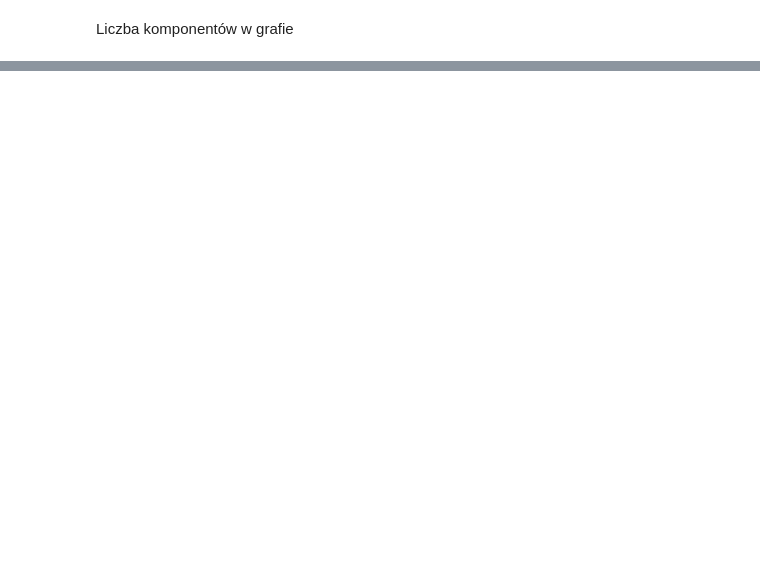
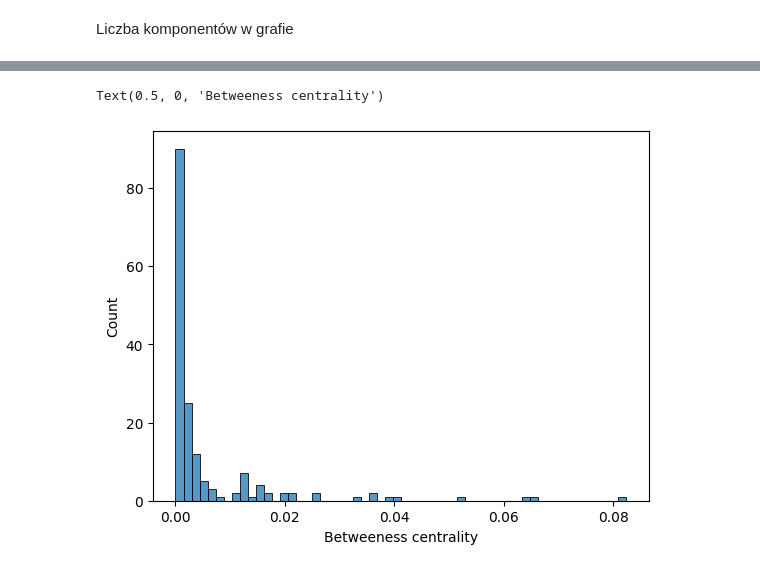
Before and after one commit to Ninj4M4ster/complex_networks, a Jupyter notebook: list2/notebook.ipynb, the cells around one changed output, grey strips where cells are left out. Saved outputs shown, nothing was run; the diff lists cells and outputs as text; code cells hidden in the pictures; blank space fills up the shorter version.

```diff
--- a/list2/notebook.ipynb
+++ b/list2/notebook.ipynb
@@ -39,0 +77,14 @@ nx.draw(er_graph)
+# %%
+file = "radoslaw_email/out.radoslaw_email_email"
+
+data = []
+with open(file, "r") as f:
+    f.readline()
+    f.readline()
+    for line in f:
+        vals = line.strip().split()
+        data.append((int(vals[0]), int(vals[1])))
+
+graph = nx.MultiGraph()
+graph.add_edges_from(data)
+print(graph)
@@ -39,0 +95,3 @@ nx.draw(er_graph)
+# %%
+cleaned_graph = nx.Graph(graph)
+print(cleaned_graph)
@@ -39,0 +120,7 @@ nx.draw(er_graph)
+# %%
+betweeness = nx.betweenness_centrality(cleaned_graph)
+plot = sb.histplot(list(betweeness.values()))
+plot.set_xlabel("Betweeness centrality")
+# %% [output]
+Text(0.5, 0, 'Betweeness centrality')
+[figure, added]
```
Also changed, not shown: parts of 40 cells of this notebook, 1 other file.
